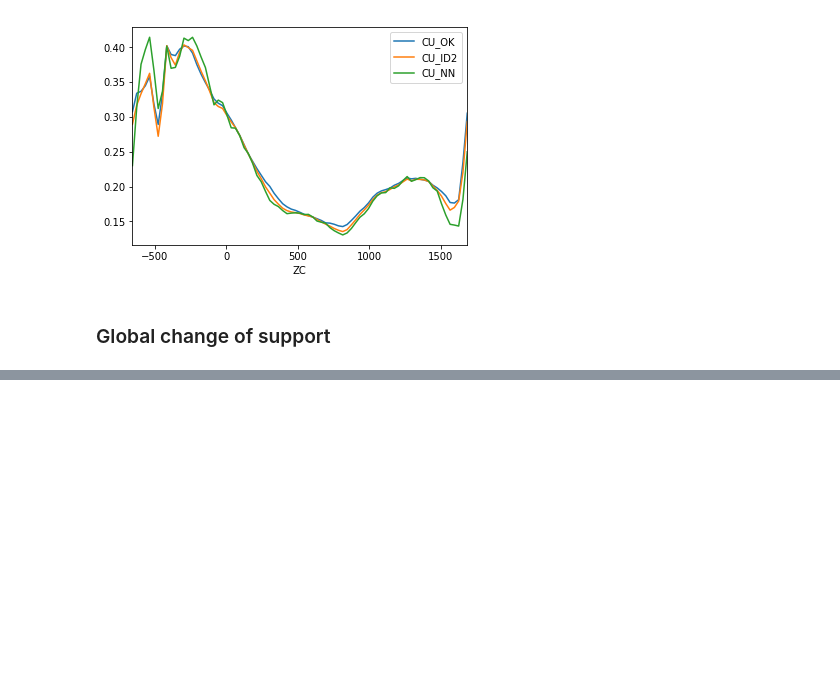
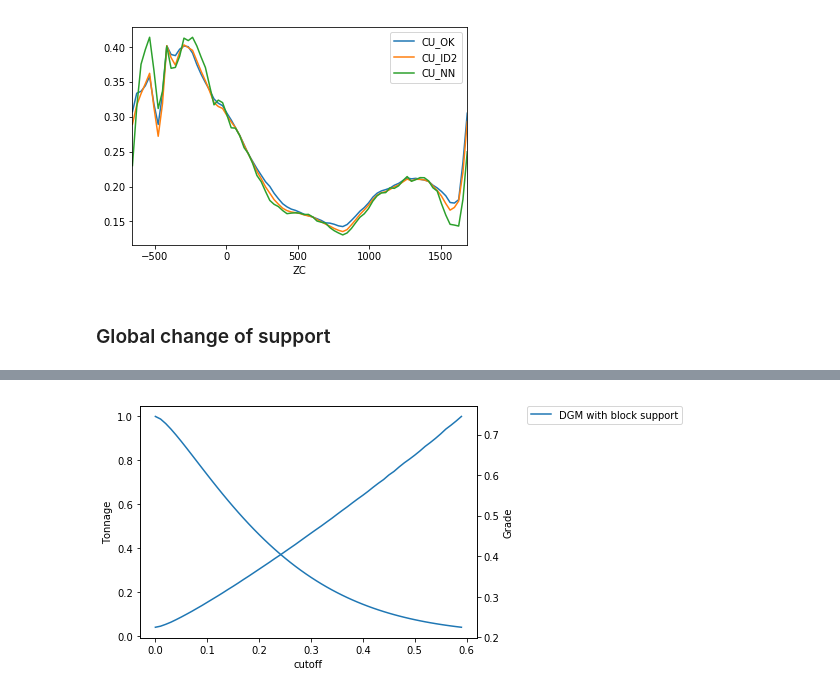
Before and after one commit to opengeostat/pygslib, a Jupyter notebook: pygslib/Ipython_templates/Tutorial_1/Tutorial_V2.ipynb, the cells around one changed output, grey strips where cells are left out. Saved outputs shown, nothing was run; the diff lists cells and outputs as text; code cells hidden in the pictures; blank space fills up the shorter version.

```diff
--- a/pygslib/Ipython_templates/Tutorial_1/Tutorial_V2.ipynb
+++ b/pygslib/Ipython_templates/Tutorial_1/Tutorial_V2.ipynb
@@ -677,0 +721,16 @@ mymodel.bmtable.groupby('ZC')[['CU_OK','CU_ID2','CU_NN']].mean().plot()
+# %%
+cutoff = np.arange(0,0.6, 0.01)
+tt = []
+gg = []
+label = []
+
+# calculate GTC from gaussian in block support
+t,ga,gb = pygslib.nonlinear.gtcurve (cutoff = cutoff, z=ZV, p=PV, varred = 1, ivtyp = 0, zmin = 0, zmax = None,
+             ltail = 1, ltpar = 1, middle = 1, mpar = 1, utail = 1, utpar = 1,maxdis = 1000)
+tt.append(t)
+gg.append(ga)
+label.append('DGM with block support')
+# %%
+fig = pygslib.nonlinear.plotgt(cutoff = cutoff, t = tt, g = gg, label = label)
+# %% [output]
+[figure, added]
```
Also changed, not shown: parts of 14 cells of this notebook, 4 other files.
